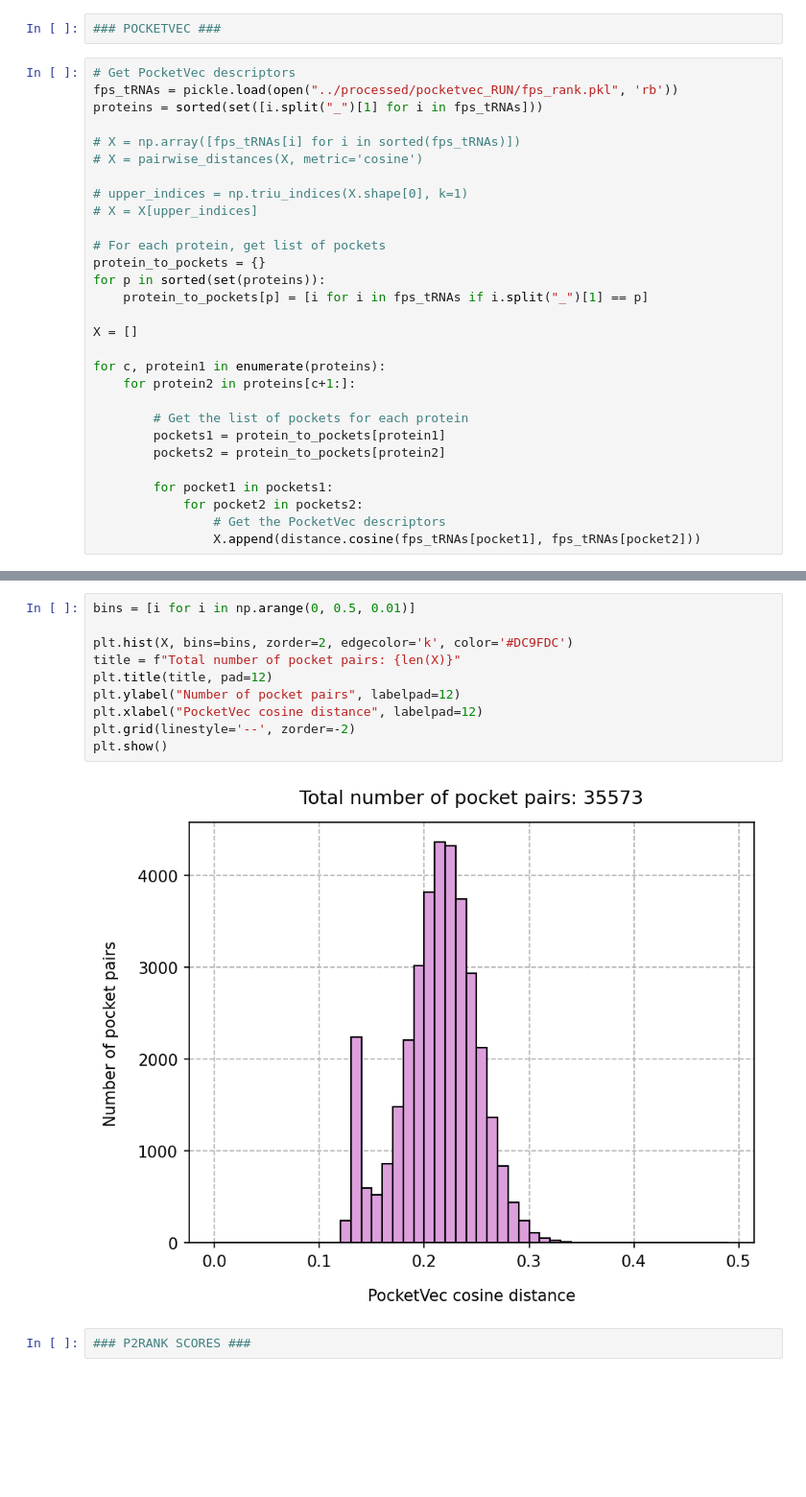
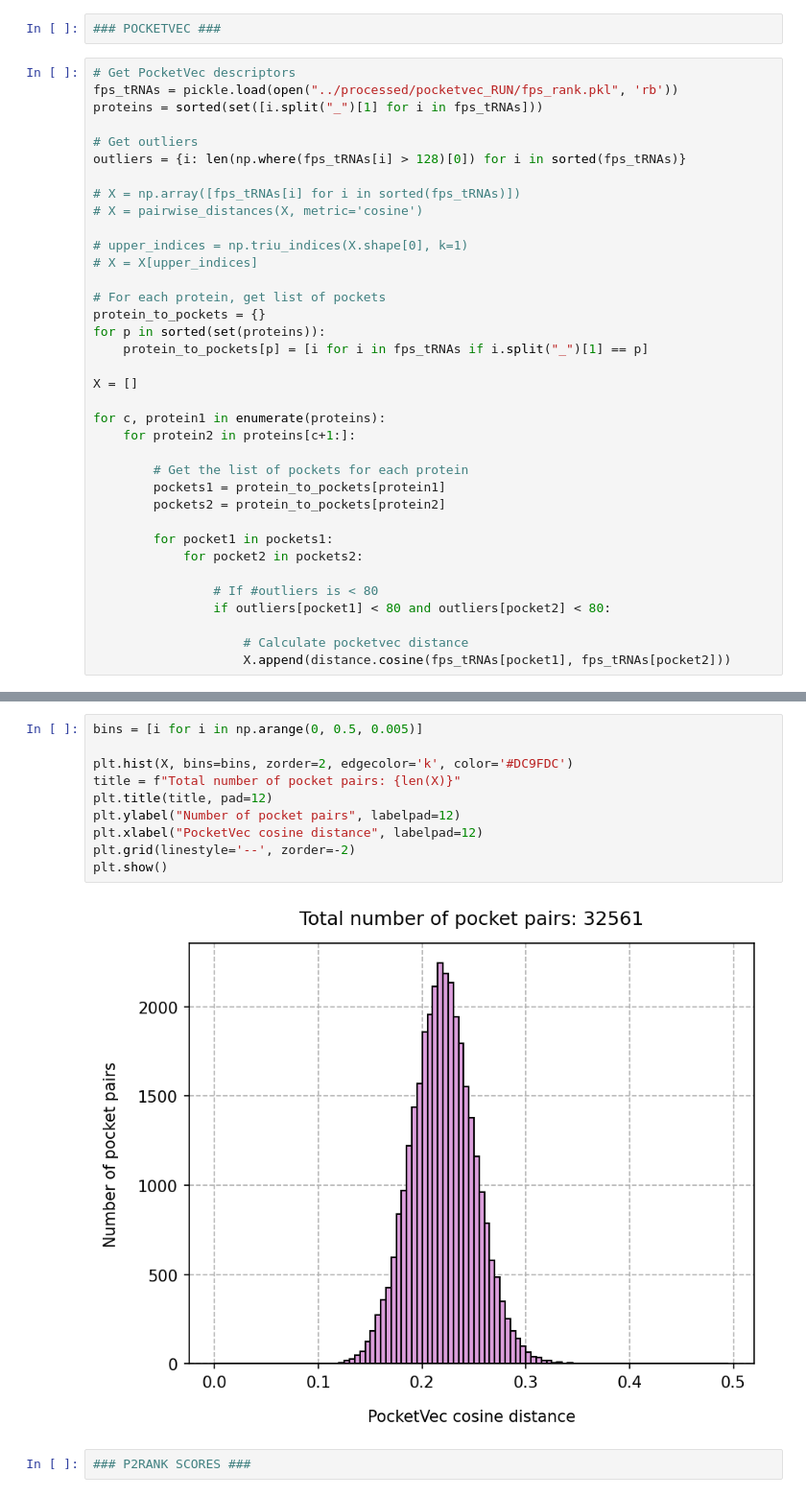
Before and after one commit to ersilia-os/mtb-targeted-protein-degradation, a Jupyter notebook: notebooks/summary.ipynb, the cells around one changed output, grey strips where cells are left out. Shown at 96% size. Cells and saved outputs as stored; diff of their text form; blank space fills up the shorter version.

```diff
--- a/notebooks/summary.ipynb
+++ b/notebooks/summary.ipynb
@@ -96,6 +96,9 @@ plt.show()
 # Get PocketVec descriptors
 fps_tRNAs = pickle.load(open("../processed/pocketvec_RUN/fps_rank.pkl", 'rb'))
 proteins = sorted(set([i.split("_")[1] for i in fps_tRNAs]))
+
+# Get outliers
+outliers = {i: len(np.where(fps_tRNAs[i] > 128)[0]) for i in sorted(fps_tRNAs)}
 
 # X = np.array([fps_tRNAs[i] for i in sorted(fps_tRNAs)])
 # X = pairwise_distances(X, metric='cosine')
@@ -119,5 +122,9 @@ for c, protein1 in enumerate(proteins):
 
         for pocket1 in pockets1:
             for pocket2 in pockets2:
-                # Get the PocketVec descriptors
-                X.append(distance.cosine(fps_tRNAs[pocket1], fps_tRNAs[pocket2]))
+
+                # If #outliers is < 80
+                if outliers[pocket1] < 80 and outliers[pocket2] < 80:
+
+                    # Calculate pocketvec distance
+                    X.append(distance.cosine(fps_tRNAs[pocket1], fps_tRNAs[pocket2]))
@@ -128,15 +151,15 @@ len(X)
 # %%
-bins = [i for i in np.arange(0, 0.5, 0.01)]
+bins = [i for i in np.arange(0, 0.5, 0.005)]
 
 plt.hist(X, bins=bins, zorder=2, edgecolor='k', color='#DC9FDC')
 title = f"Total number of pocket pairs: {len(X)}"
 plt.title(title, pad=12)
 plt.ylabel("Number of pocket pairs", labelpad=12)
 plt.xlabel("PocketVec cosine distance", labelpad=12)
 plt.grid(linestyle='--', zorder=-2)
 plt.show()
 # %% [output]
-[figure, old version]
+[figure, new version]
 # %%
 ### P2RANK SCORES ###
 # %%
```
Also changed, not shown: parts of 2 cells of this notebook, 6 other files.
